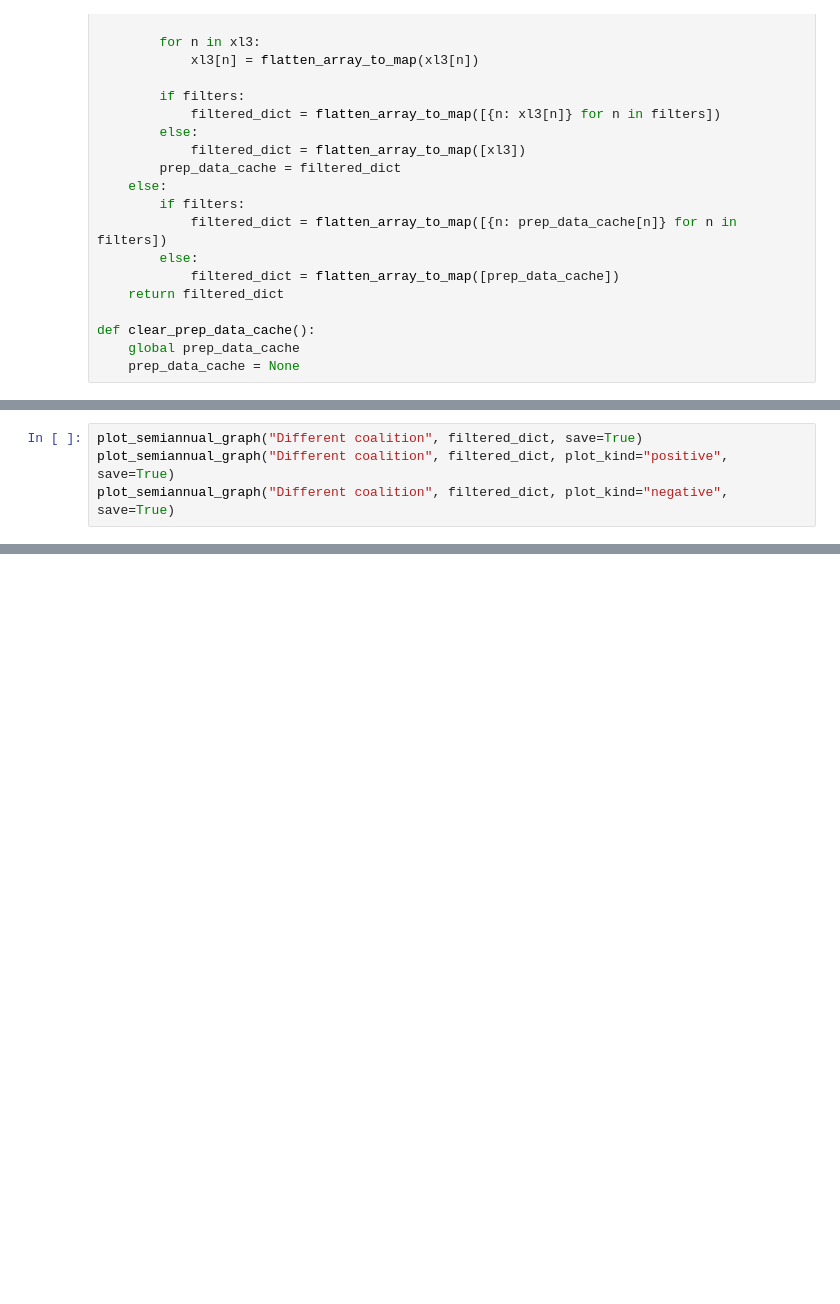
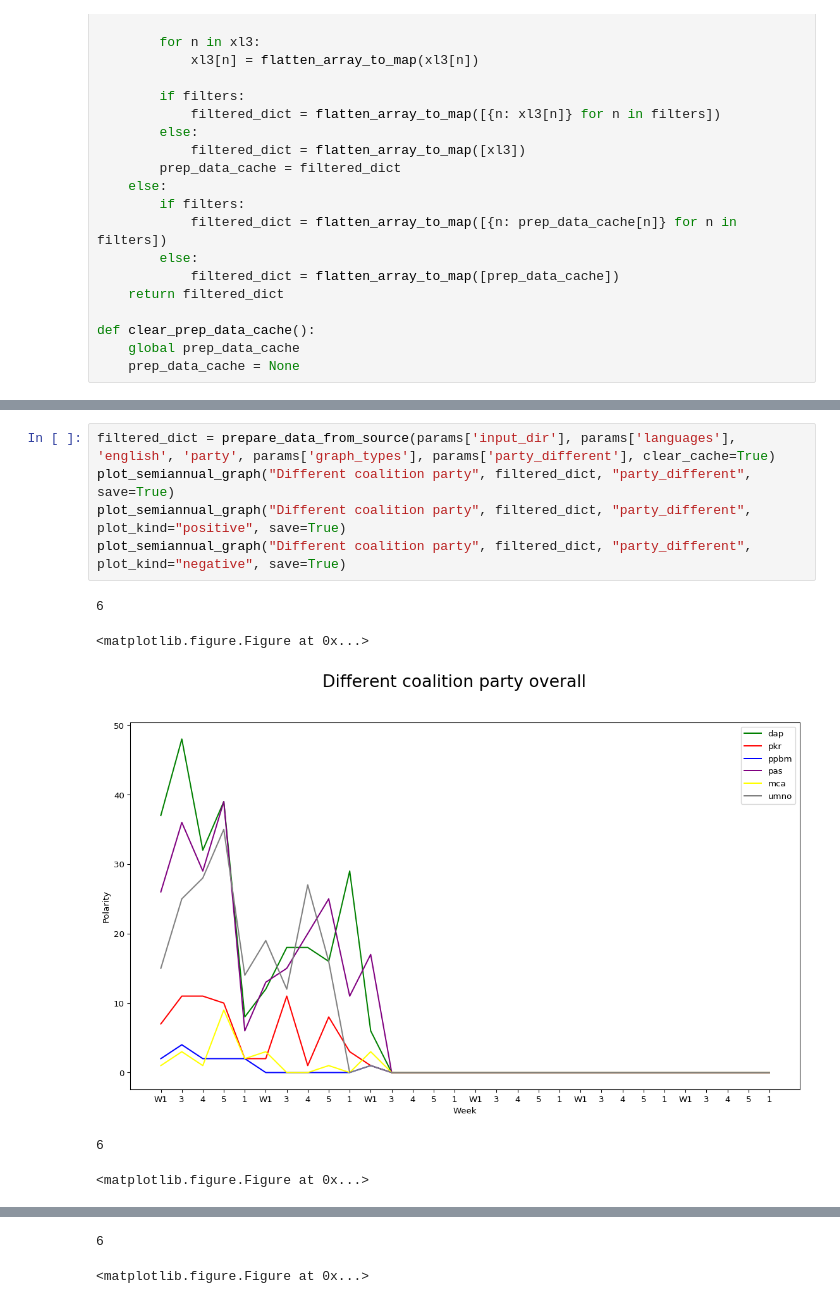
Before and after one commit to fesvictor/TCLCPhase1, a Jupyter notebook: visualization/Semiannually-graph.ipynb, the cells around one changed output, grey strips where cells are left out. Drawn from its saved outputs; the diff is of its cells as text; blank space fills up the shorter version.

```diff
--- a/visualization/Semiannually-graph.ipynb
+++ b/visualization/Semiannually-graph.ipynb
@@ -190,4 +221,11 @@ def plot_semiannual_graph(name, data, category="leader_same", plot_kind="overall
 # %%
-plot_semiannual_graph("Different coalition", filtered_dict, save=True)
-plot_semiannual_graph("Different coalition", filtered_dict, plot_kind="positive", save=True)
-plot_semiannual_graph("Different coalition", filtered_dict, plot_kind="negative", save=True)
+filtered_dict = prepare_data_from_source(params['input_dir'], params['languages'], 'english', 'party', params['graph_types'], params['party_different'], clear_cache=True)
+plot_semiannual_graph("Different coalition party", filtered_dict, "party_different", save=True)
+plot_semiannual_graph("Different coalition party", filtered_dict, "party_different", plot_kind="positive", save=True)
+plot_semiannual_graph("Different coalition party", filtered_dict, "party_different", plot_kind="negative", save=True)
+# %% [output]
+6
+<matplotlib.figure.Figure at 0x...>
+[figure, added]
+6
+<matplotlib.figure.Figure at 0x...>
@@ -193,0 +233,2 @@ plot_semiannual_graph("Different coalition", filtered_dict, plot_kind="negative"
+6
+<matplotlib.figure.Figure at 0x...>
```
Also changed, not shown: parts of 5 cells of this notebook, 10 other files.
